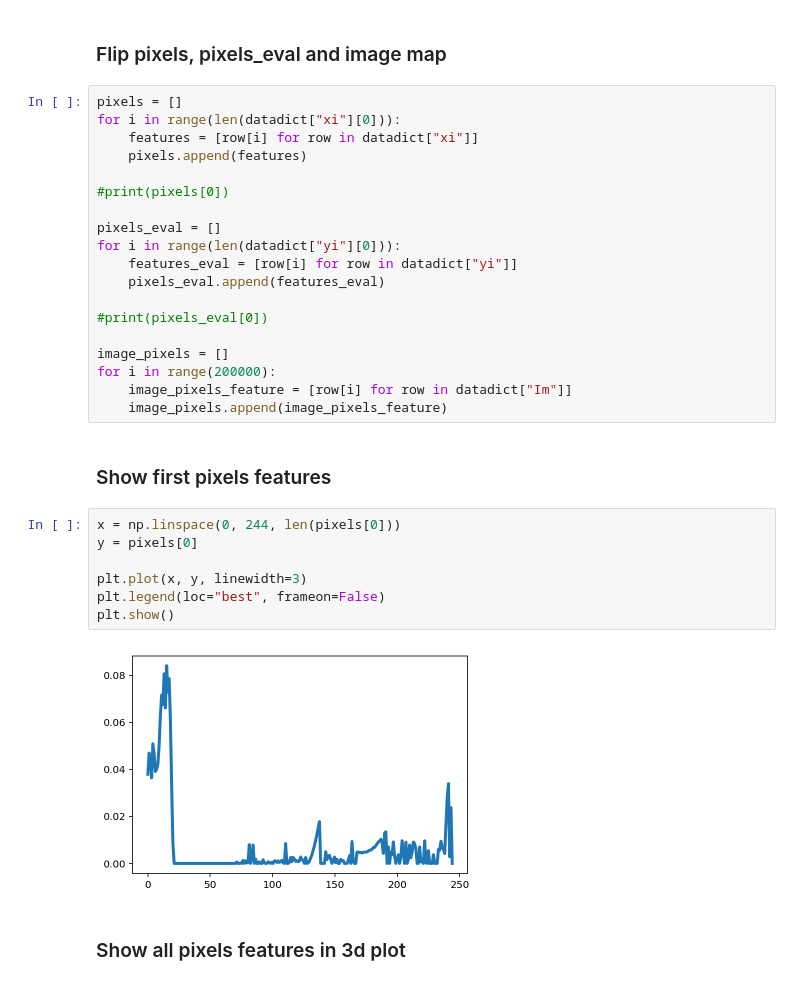
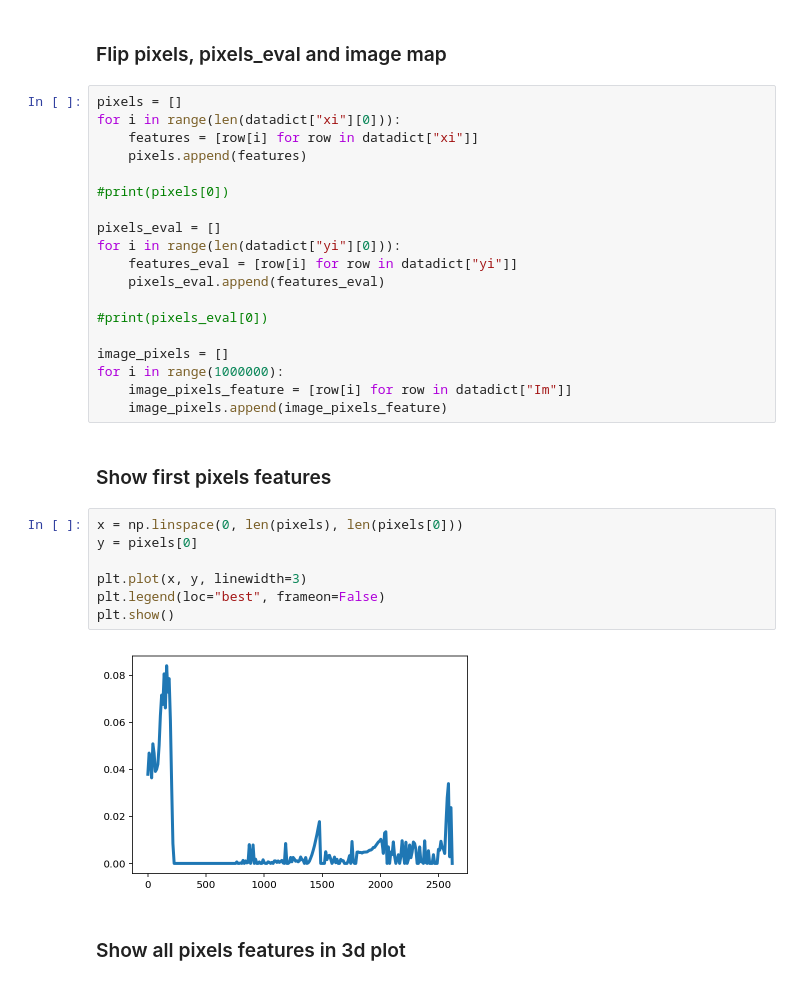
Before and after one commit to W-i-Z-o/WBS, a Jupyter notebook: Übung1/WBS_P-Übung1.ipynb, the cells around one changed output. Saved outputs shown, nothing was run; the diff lists cells and outputs as text.

```diff
--- a/Übung1/WBS_P-Übung1.ipynb
+++ b/Übung1/WBS_P-Übung1.ipynb
@@ -64,20 +64,20 @@ for i in range(len(datadict["yi"][0])):
 #print(pixels_eval[0])
 
 image_pixels = []
-for i in range(200000):
+for i in range(1000000):
     image_pixels_feature = [row[i] for row in datadict["Im"]]
     image_pixels.append(image_pixels_feature)
 # %% [markdown]
 ### Show first pixels features
 # %%
-x = np.linspace(0, 244, len(pixels[0]))
+x = np.linspace(0, len(pixels), len(pixels[0]))
 y = pixels[0]
 
 plt.plot(x, y, linewidth=3)
 plt.legend(loc="best", frameon=False)
 plt.show()
 # %% [output]
-[figure, old version]
+[figure, new version]
 # %% [markdown]
 ### Show all pixels features in 3d plot
 # %%
```
Also changed, not shown: parts of 2 cells of this notebook.
